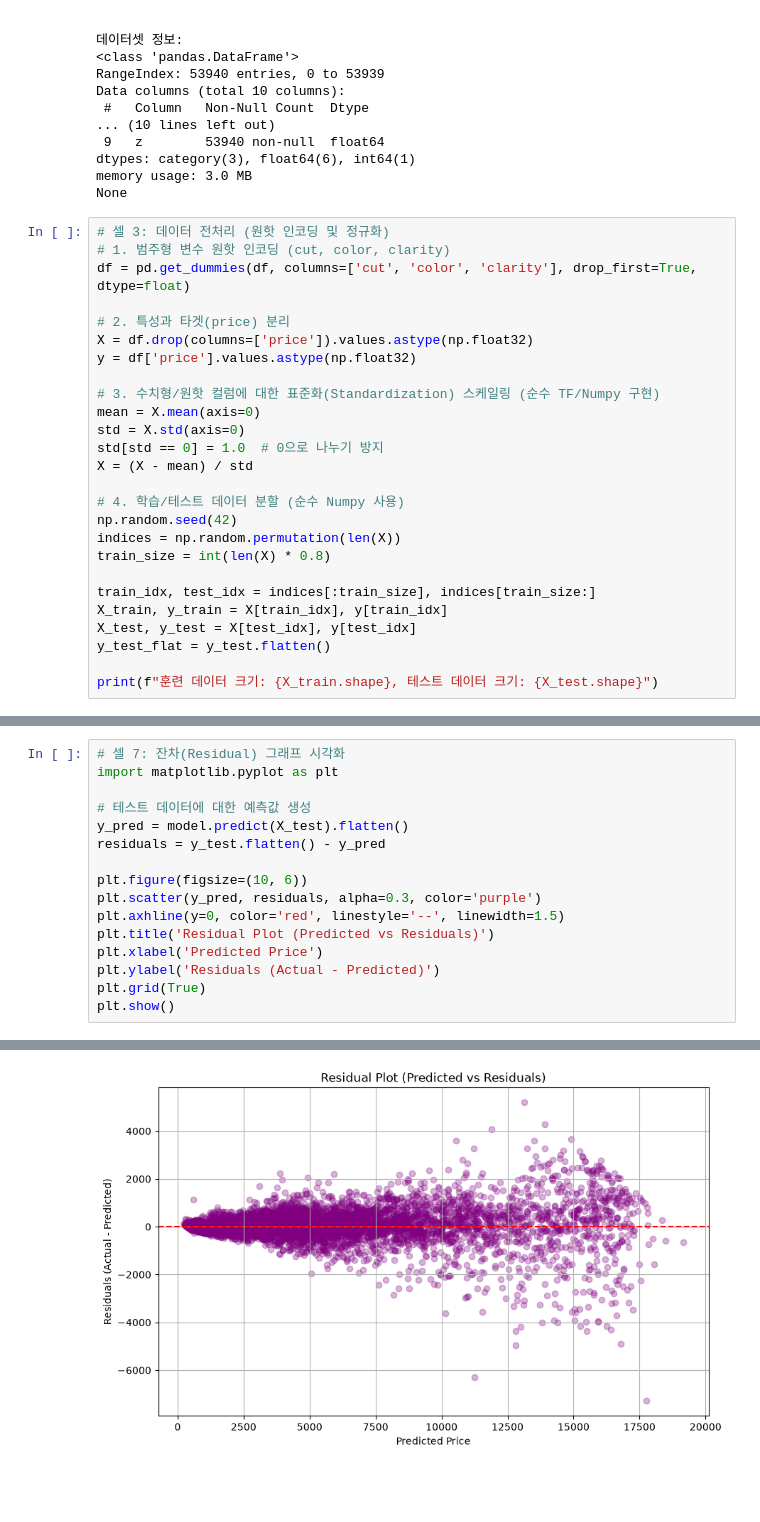
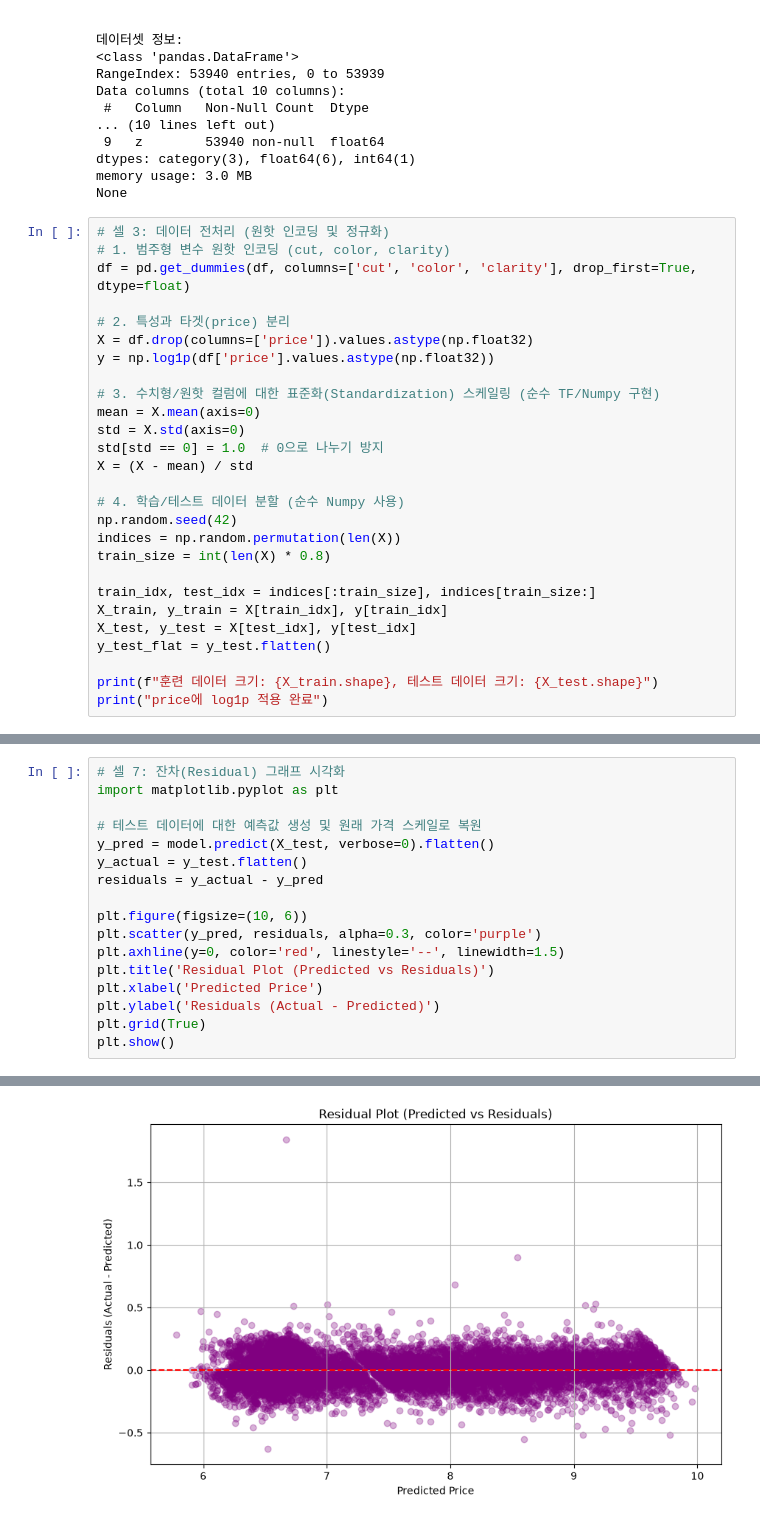
Before and after one commit to heavyrainseo/deeplearning, a Jupyter notebook: MLR-diamonds.ipynb, the cells around one changed output, grey strips where cells are left out. Saved outputs shown, nothing was run; the diff lists cells and outputs as text; blank space fills up the shorter version.

```diff
--- a/MLR-diamonds.ipynb
+++ b/MLR-diamonds.ipynb
@@ -44,7 +44,7 @@ df = pd.get_dummies(df, columns=['cut', 'color', 'clarity'], drop_first=True, dt
 
 # 2. 특성과 타겟(price) 분리
 X = df.drop(columns=['price']).values.astype(np.float32)
-y = df['price'].values.astype(np.float32)
+y = np.log1p(df['price'].values.astype(np.float32))
 
 # 3. 수치형/원핫 컬럼에 대한 표준화(Standardization) 스케일링 (순수 TF/Numpy 구현)
 mean = X.mean(axis=0)
@@ -63,5 +63,6 @@ X_test, y_test = X[test_idx], y[test_idx]
 y_test_flat = y_test.flatten()
 
 print(f"훈련 데이터 크기: {X_train.shape}, 테스트 데이터 크기: {X_test.shape}")
+print("price에 log1p 적용 완료")
 # %% [output]
 훈련 데이터 크기: (43152, 23), 테스트 데이터 크기: (10788, 23)
@@ -174,9 +183,10 @@ Test RMSE (Root Mean Squared Error): $543.47
 # 셀 7: 잔차(Residual) 그래프 시각화
 import matplotlib.pyplot as plt
 
-# 테스트 데이터에 대한 예측값 생성
-y_pred = model.predict(X_test).flatten()
-residuals = y_test.flatten() - y_pred
+# 테스트 데이터에 대한 예측값 생성 및 원래 가격 스케일로 복원
+y_pred = model.predict(X_test, verbose=0).flatten()
+y_actual = y_test.flatten()
+residuals = y_actual - y_pred
 
 plt.figure(figsize=(10, 6))
 plt.scatter(y_pred, residuals, alpha=0.3, color='purple')
@@ -191 +200 @@ plt.show()
-[figure, old version]
+[figure, new version]
```
Also changed, not shown: parts of 6 cells of this notebook, 4 other files.
